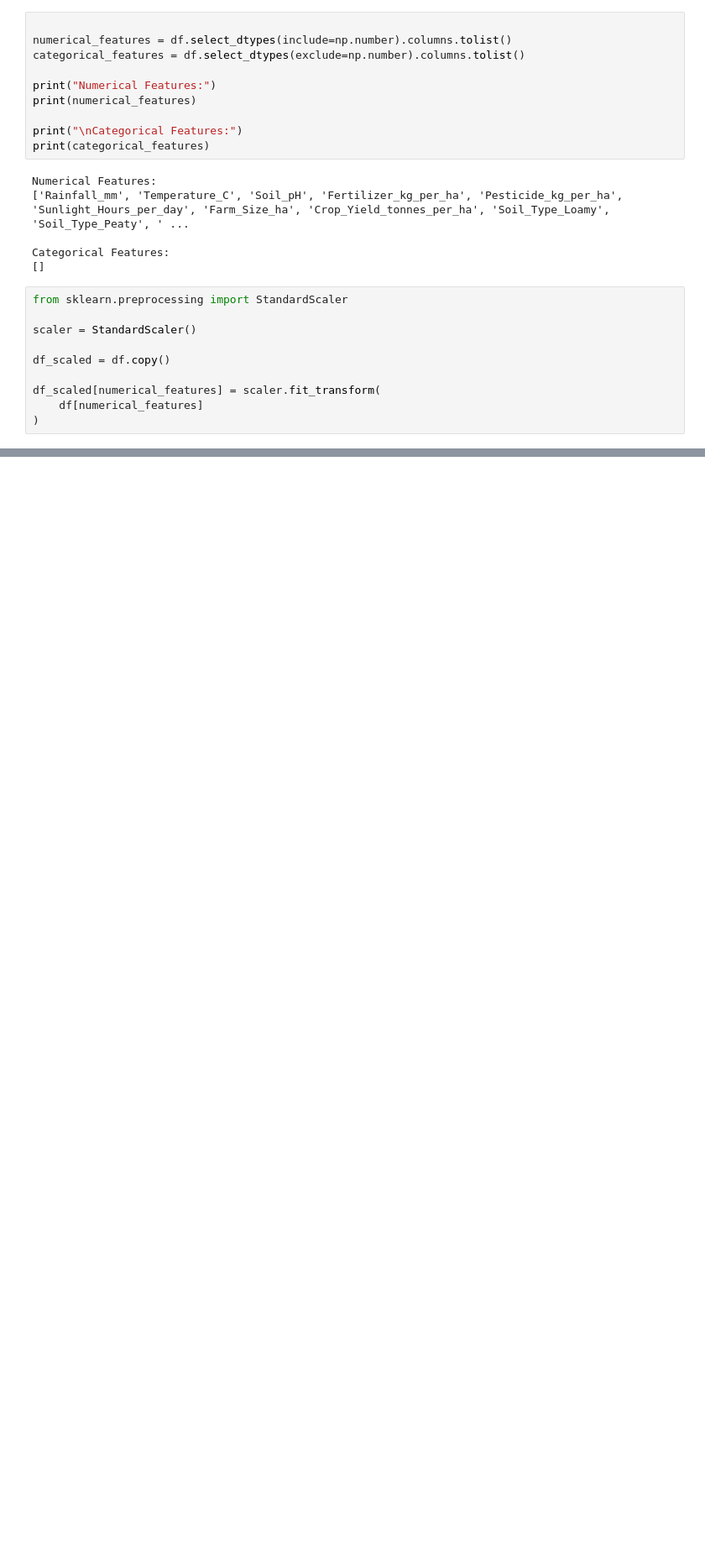
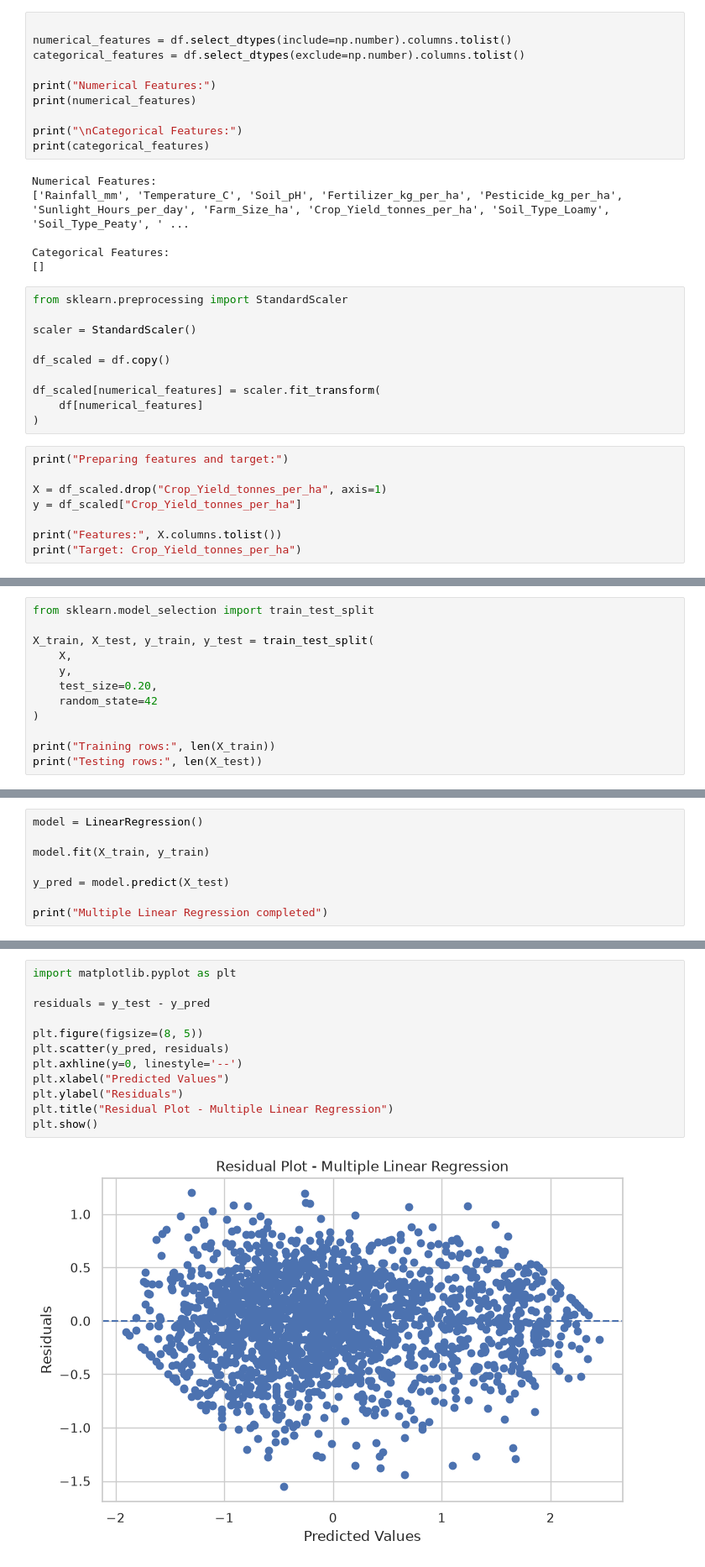
Before and after one commit to AaronShenny/crop_yield_predication, a Jupyter notebook: app.ipynb, the cells around one changed output, grey strips where cells are left out. Shown at 84% size. Saved outputs shown, nothing was run; the diff lists cells and outputs as text; blank space fills up the shorter version.

```diff
--- a/app.ipynb
+++ b/app.ipynb
@@ -626,3 +629,11 @@ df_scaled = df.copy()
 df_scaled[numerical_features] = scaler.fit_transform(
     df[numerical_features]
 )
+# %%
+print("Preparing features and target:")
+
+X = df_scaled.drop("Crop_Yield_tonnes_per_ha", axis=1)
+y = df_scaled["Crop_Yield_tonnes_per_ha"]
+
+print("Features:", X.columns.tolist())
+print("Target: Crop_Yield_tonnes_per_ha")
@@ -628,0 +648,12 @@ df_scaled[numerical_features] = scaler.fit_transform(
+# %%
+from sklearn.model_selection import train_test_split
+
+X_train, X_test, y_train, y_test = train_test_split(
+    X,
+    y,
+    test_size=0.20,
+    random_state=42
+)
+
+print("Training rows:", len(X_train))
+print("Testing rows:", len(X_test))
@@ -628,0 +669,8 @@ df_scaled[numerical_features] = scaler.fit_transform(
+# %%
+model = LinearRegression()
+
+model.fit(X_train, y_train)
+
+y_pred = model.predict(X_test)
+
+print("Multiple Linear Regression completed")
@@ -628,0 +961,14 @@ df_scaled[numerical_features] = scaler.fit_transform(
+# %%
+import matplotlib.pyplot as plt
+
+residuals = y_test - y_pred
+
+plt.figure(figsize=(8, 5))
+plt.scatter(y_pred, residuals)
+plt.axhline(y=0, linestyle='--')
+plt.xlabel("Predicted Values")
+plt.ylabel("Residuals")
+plt.title("Residual Plot - Multiple Linear Regression")
+plt.show()
+# %% [output]
+[figure, added]
```
Also changed, not shown: parts of 40 cells of this notebook, 1 other file.
